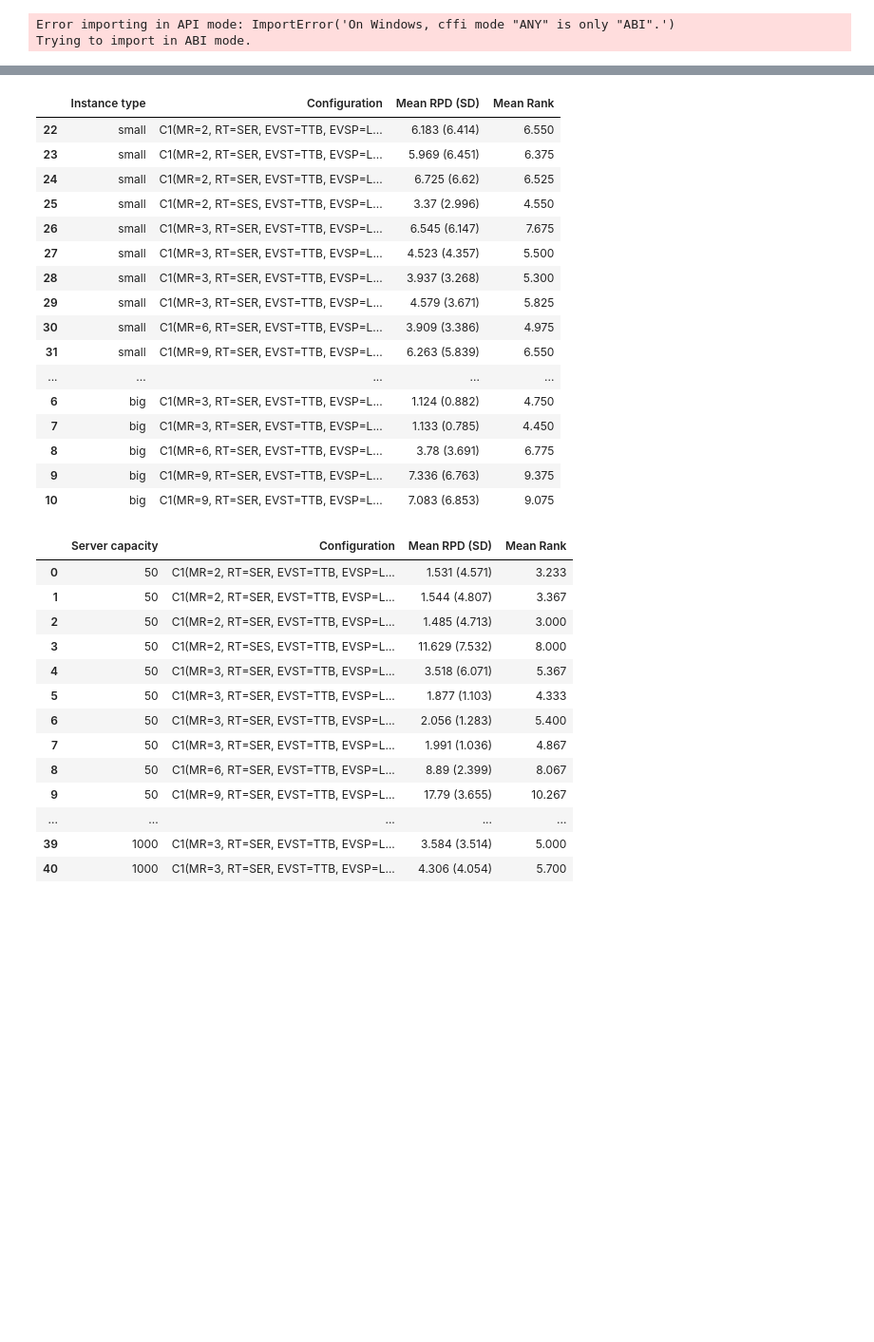
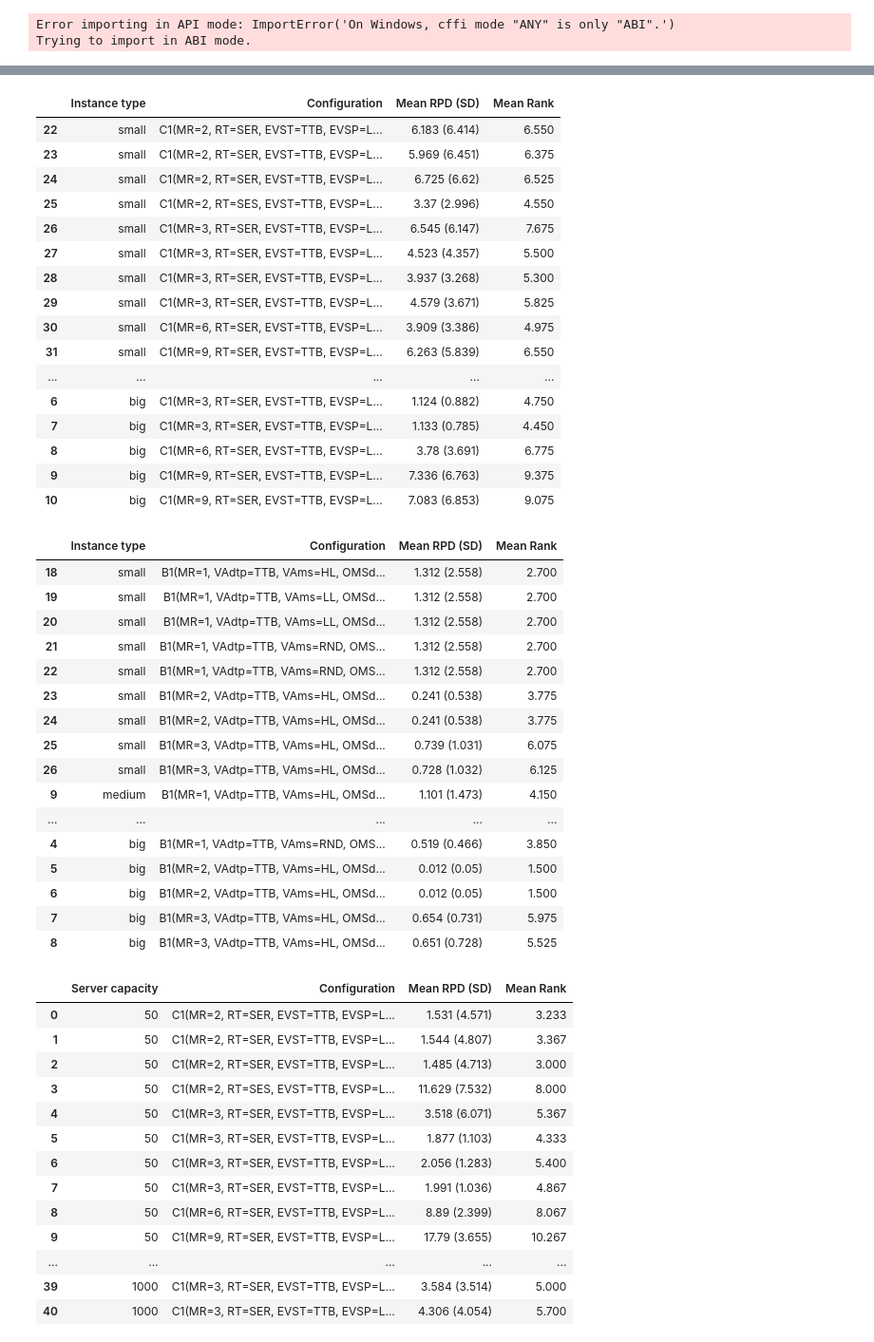
Before and after one commit to codeurjc/FacebookVideosLive18-Analysis, a Jupyter notebook: irace.ipynb, the cells around one changed output, grey strips where cells are left out. Shown at 95% size. Saved outputs shown, nothing was run; the diff lists cells and outputs as text; code cells hidden in the pictures; blank space fills up the shorter version.

```diff
--- a/irace.ipynb
+++ b/irace.ipynb
@@ -719,30 +886,55 @@ to_latex_table(avgs_all, filename="alt_results_all.tex")
 # %%
 avgs_instance = group_alt_results(
     best_elite_stats,
     ["Instance type", "Configuration"],
     sort_by=["Instance type", "Configuration"],
     ascending=[False, True],
 )
 display(avgs_instance)
 to_latex_table(avgs_instance, filename="alt_results_instance.tex")
+avgs_instance_b = group_alt_results(
+    best_elite_stats_b,
+    ["Instance type", "Configuration"],
+    sort_by=["Instance type", "Configuration"],
+    ascending=[False, True],
+)
+display(avgs_instance_b)
+to_latex_table(avgs_instance_b, filename="alt_results_instance_b.tex")
 # %% [output]
 |  | Instance type | Configuration | Mean RPD (SD) | Mean Rank |
 | 22 | small | C1(MR=2, RT=SER, EVST=TTB, EVSP=L... | 6.183 (6.414) | 6.550 |
 | 23 | small | C1(MR=2, RT=SER, EVST=TTB, EVSP=L... | 5.969 (6.451) | 6.375 |
 | 24 | small | C1(MR=2, RT=SER, EVST=TTB, EVSP=L... | 6.725 (6.62) | 6.525 |
 | 25 | small | C1(MR=2, RT=SES, EVST=TTB, EVSP=L... | 3.37 (2.996) | 4.550 |
 | 26 | small | C1(MR=3, RT=SER, EVST=TTB, EVSP=L... | 6.545 (6.147) | 7.675 |
 | 27 | small | C1(MR=3, RT=SER, EVST=TTB, EVSP=L... | 4.523 (4.357) | 5.500 |
 | 28 | small | C1(MR=3, RT=SER, EVST=TTB, EVSP=L... | 3.937 (3.268) | 5.300 |
 | 29 | small | C1(MR=3, RT=SER, EVST=TTB, EVSP=L... | 4.579 (3.671) | 5.825 |
 | 30 | small | C1(MR=6, RT=SER, EVST=TTB, EVSP=L... | 3.909 (3.386) | 4.975 |
 | 31 | small | C1(MR=9, RT=SER, EVST=TTB, EVSP=L... | 6.263 (5.839) | 6.550 |
 | ... | ... | ... | ... | ... |
 | 6 | big | C1(MR=3, RT=SER, EVST=TTB, EVSP=L... | 1.124 (0.882) | 4.750 |
 | 7 | big | C1(MR=3, RT=SER, EVST=TTB, EVSP=L... | 1.133 (0.785) | 4.450 |
 | 8 | big | C1(MR=6, RT=SER, EVST=TTB, EVSP=L... | 3.78 (3.691) | 6.775 |
 | 9 | big | C1(MR=9, RT=SER, EVST=TTB, EVSP=L... | 7.336 (6.763) | 9.375 |
 | 10 | big | C1(MR=9, RT=SER, EVST=TTB, EVSP=L... | 7.083 (6.853) | 9.075 |
+|  | Instance type | Configuration | Mean RPD (SD) | Mean Rank |
+| 18 | small | B1(MR=1, VAdtp=TTB, VAms=HL, OMSd... | 1.312 (2.558) | 2.700 |
+| 19 | small | B1(MR=1, VAdtp=TTB, VAms=LL, OMSd... | 1.312 (2.558) | 2.700 |
+| 20 | small | B1(MR=1, VAdtp=TTB, VAms=LL, OMSd... | 1.312 (2.558) | 2.700 |
+| 21 | small | B1(MR=1, VAdtp=TTB, VAms=RND, OMS... | 1.312 (2.558) | 2.700 |
+| 22 | small | B1(MR=1, VAdtp=TTB, VAms=RND, OMS... | 1.312 (2.558) | 2.700 |
+| 23 | small | B1(MR=2, VAdtp=TTB, VAms=HL, OMSd... | 0.241 (0.538) | 3.775 |
+| 24 | small | B1(MR=2, VAdtp=TTB, VAms=HL, OMSd... | 0.241 (0.538) | 3.775 |
+| 25 | small | B1(MR=3, VAdtp=TTB, VAms=HL, OMSd... | 0.739 (1.031) | 6.075 |
+| 26 | small | B1(MR=3, VAdtp=TTB, VAms=HL, OMSd... | 0.728 (1.032) | 6.125 |
+| 9 | medium | B1(MR=1, VAdtp=TTB, VAms=HL, OMSd... | 1.101 (1.473) | 4.150 |
+| ... | ... | ... | ... | ... |
+| 4 | big | B1(MR=1, VAdtp=TTB, VAms=RND, OMS... | 0.519 (0.466) | 3.850 |
+| 5 | big | B1(MR=2, VAdtp=TTB, VAms=HL, OMSd... | 0.012 (0.05) | 1.500 |
+| 6 | big | B1(MR=2, VAdtp=TTB, VAms=HL, OMSd... | 0.012 (0.05) | 1.500 |
+| 7 | big | B1(MR=3, VAdtp=TTB, VAms=HL, OMSd... | 0.654 (0.731) | 5.975 |
+| 8 | big | B1(MR=3, VAdtp=TTB, VAms=HL, OMSd... | 0.651 (0.728) | 5.525 |
 # %%
 avgs_instance = group_alt_results(
     best_elite_stats,
```
Also changed, not shown: parts of 6 cells of this notebook.
